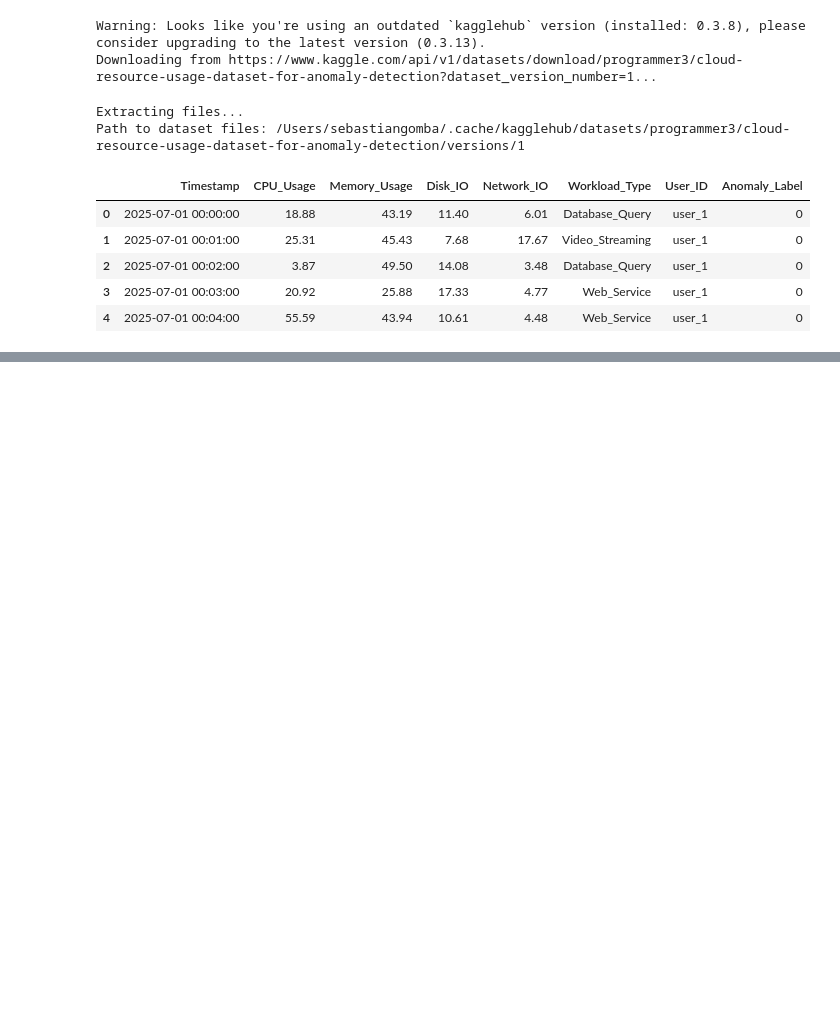
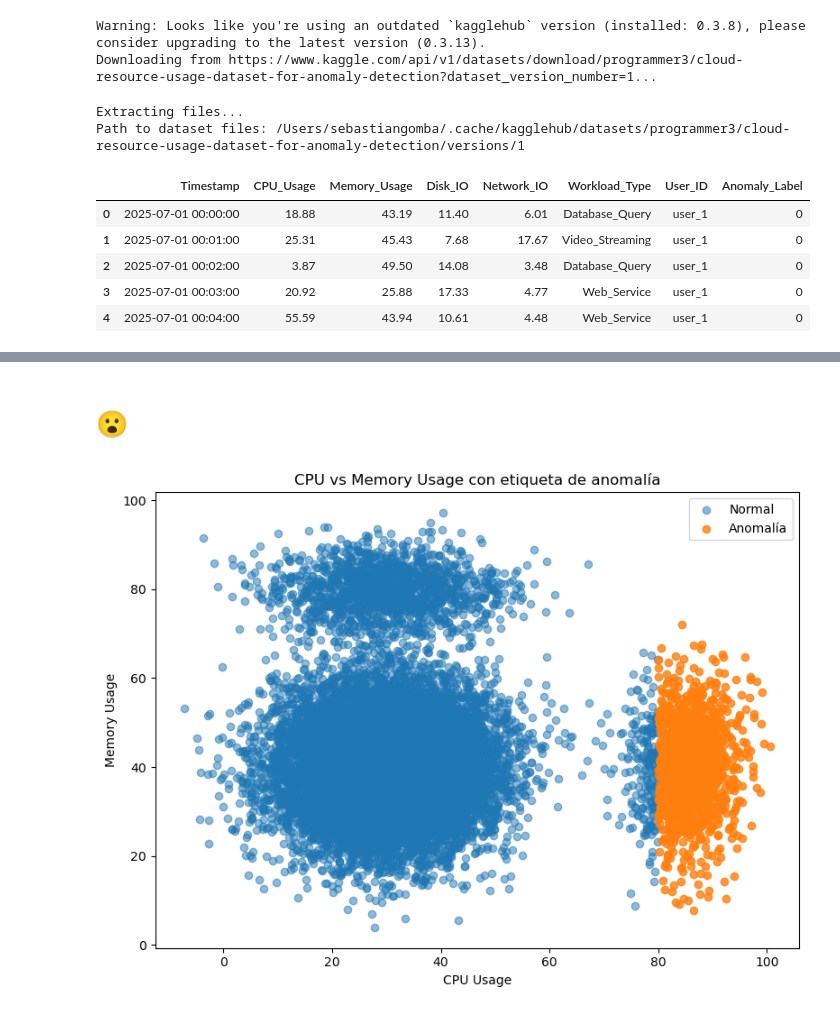
Before and after one commit to sebastiangomba/AIOps-, a Jupyter notebook: limpieza_datos.ipynb, the cells around one changed output, grey strips where cells are left out. Cells and saved outputs as stored; diff of their text form; code cells hidden in the pictures; blank space fills up the shorter version.

```diff
--- a/limpieza_datos.ipynb
+++ b/limpieza_datos.ipynb
@@ -72,0 +68,26 @@ Name: count, dtype: int64
+# %% [markdown]
+# 😮
+# %%
+# Filtrar columnas necesarias
+df_plot = df[['CPU_Usage', 'Memory_Usage', 'Anomaly_Label']].copy()
+
+# Separar normales y anomalías
+normal = df_plot[df_plot['Anomaly_Label'] == 0]
+anomaly = df_plot[df_plot['Anomaly_Label'] == 1]
+
+plt.figure(figsize=(8,6))
+
+# Dispersión normales
+plt.scatter(normal['CPU_Usage'], normal['Memory_Usage'], alpha=0.5, label='Normal')
+
+# Dispersión anomalías
+plt.scatter(anomaly['CPU_Usage'], anomaly['Memory_Usage'], alpha=0.8, label='Anomalía')
+
+plt.xlabel('CPU Usage')
+plt.ylabel('Memory Usage')
+plt.title('CPU vs Memory Usage con etiqueta de anomalía')
+plt.legend()
+plt.tight_layout()
+plt.show()
+# %% [output]
+[figure, added]
```
Also changed, not shown: parts of 12 cells of this notebook, 1 other file.
